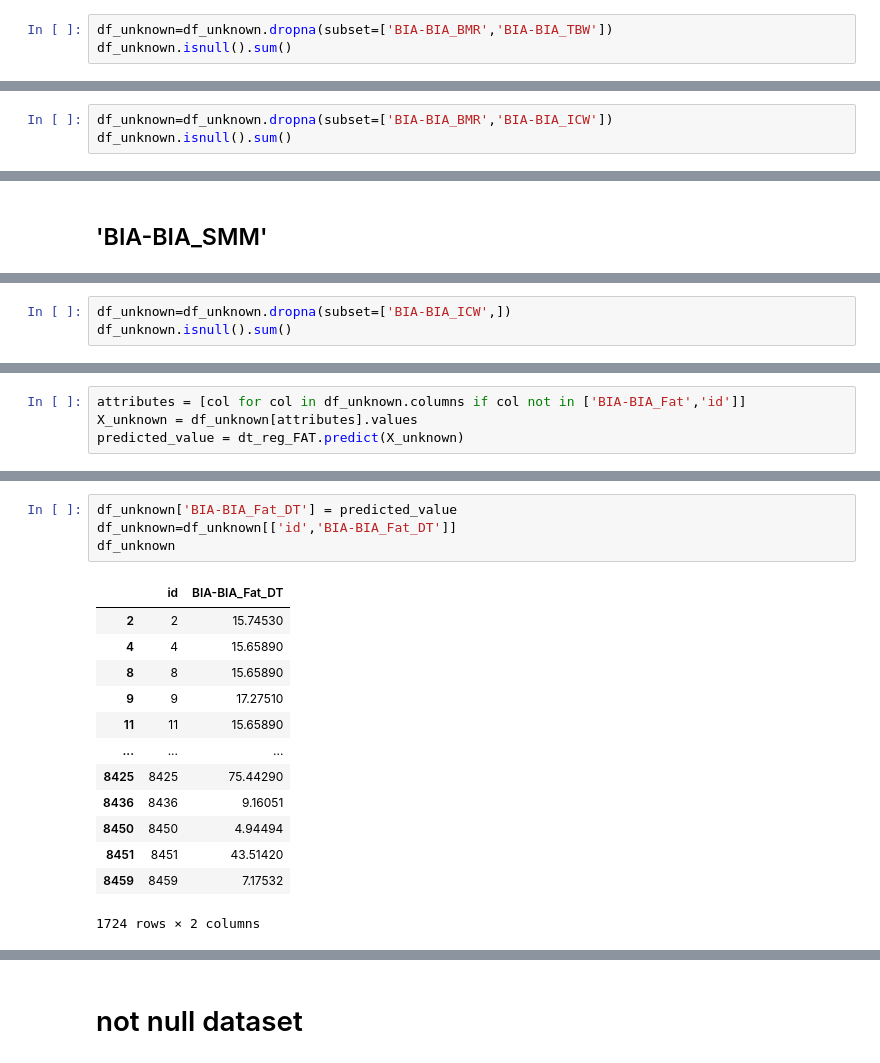
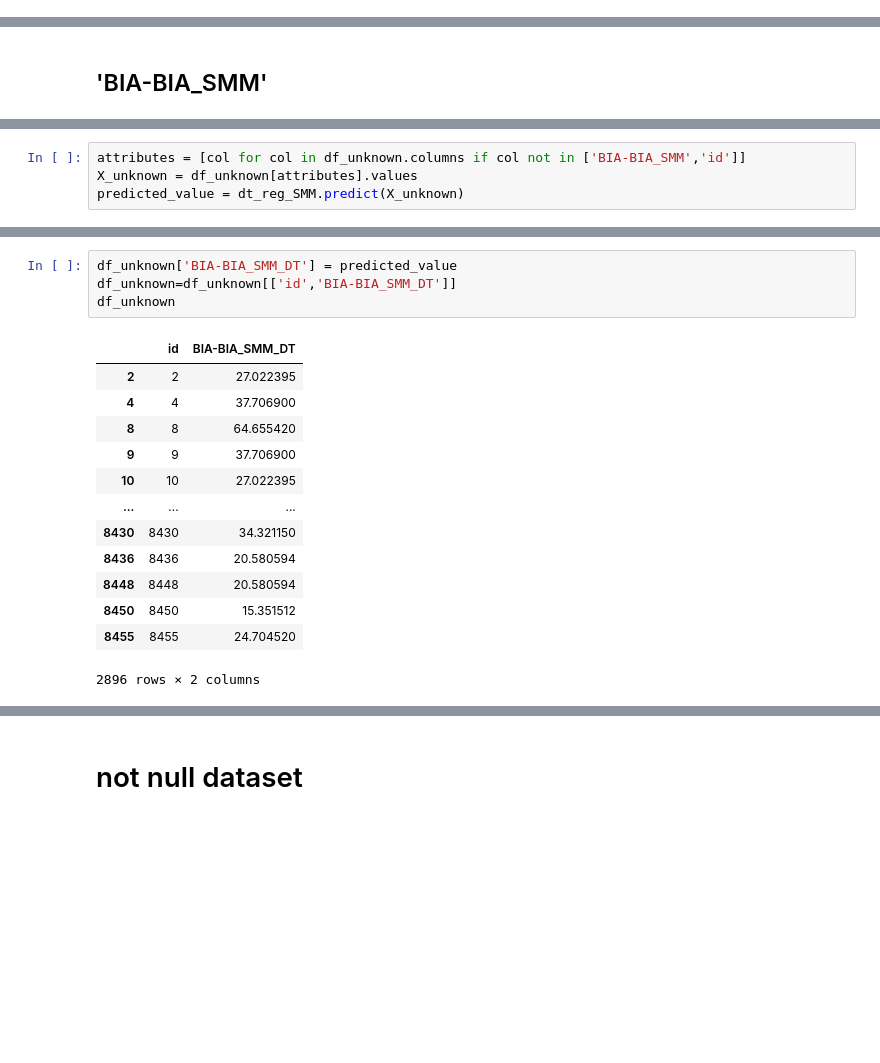
Before and after one commit to alicecalderini/DATAMINING_2-Project, a Jupyter notebook: 4.DATA CLEANING/Decision_Tree_NULL.ipynb, the cells around one changed output, grey strips where cells are left out. Drawn from its saved outputs; the diff is of its cells as text; blank space fills up the shorter version.

```diff
--- a/4.DATA CLEANING/Decision_Tree_NULL.ipynb
+++ b/4.DATA CLEANING/Decision_Tree_NULL.ipynb
@@ -2701,4 +2751 @@ BIA-BIA_TBW                   1886
 dtype: int64
-# %%
-df_unknown=df_unknown.dropna(subset=['BIA-BIA_BMR','BIA-BIA_TBW'])
-df_unknown.isnull().sum()
@@ -2775,5 +2814,2 @@ BIA-BIA_BMR    1171
 BIA-BIA_BMC    1824
 dtype: int64
-# %%
-df_unknown=df_unknown.dropna(subset=['BIA-BIA_BMR','BIA-BIA_ICW'])
-df_unknown.isnull().sum()
@@ -2849,5 +2878,2 @@ BIA-BIA_FFM    1138
 BIA-BIA_SMM    1824
 dtype: int64
-# %%
-df_unknown=df_unknown.dropna(subset=['BIA-BIA_ICW',])
-df_unknown.isnull().sum()
@@ -2861,7 +2880,7 @@ dtype: int64
 # %%
-attributes = [col for col in df_unknown.columns if col not in ['BIA-BIA_Fat','id']]
+attributes = [col for col in df_unknown.columns if col not in ['BIA-BIA_SMM','id']]
 X_unknown = df_unknown[attributes].values
-predicted_value = dt_reg_FAT.predict(X_unknown)
+predicted_value = dt_reg_SMM.predict(X_unknown)
 # %%
 X_unknown.shape
 # %% [output]
@@ -2869,20 +2888,20 @@ X_unknown.shape
 # %%
-df_unknown['BIA-BIA_Fat_DT'] = predicted_value
-df_unknown=df_unknown[['id','BIA-BIA_Fat_DT']]
+df_unknown['BIA-BIA_SMM_DT'] = predicted_value
+df_unknown=df_unknown[['id','BIA-BIA_SMM_DT']]
 df_unknown
 # %% [output]
-|  | id | BIA-BIA_Fat_DT |
-| 2 | 2 | 15.74530 |
-| 4 | 4 | 15.65890 |
-| 8 | 8 | 15.65890 |
-| 9 | 9 | 17.27510 |
-| 11 | 11 | 15.65890 |
+|  | id | BIA-BIA_SMM_DT |
+| 2 | 2 | 27.022395 |
+| 4 | 4 | 37.706900 |
+| 8 | 8 | 64.655420 |
+| 9 | 9 | 37.706900 |
+| 10 | 10 | 27.022395 |
 | ... | ... | ... |
-| 8425 | 8425 | 75.44290 |
-| 8436 | 8436 | 9.16051 |
-| 8450 | 8450 | 4.94494 |
-| 8451 | 8451 | 43.51420 |
-| 8459 | 8459 | 7.17532 |
+| 8430 | 8430 | 34.321150 |
+| 8436 | 8436 | 20.580594 |
+| 8448 | 8448 | 20.580594 |
+| 8450 | 8450 | 15.351512 |
+| 8455 | 8455 | 24.704520 |
-1724 rows × 2 columns
+2896 rows × 2 columns
 # %%
 df_notna=df_notna.merge(df_unknown,on=['id'],how="left")
```
Also changed, not shown: parts of 72 cells of this notebook, 4 other files.
